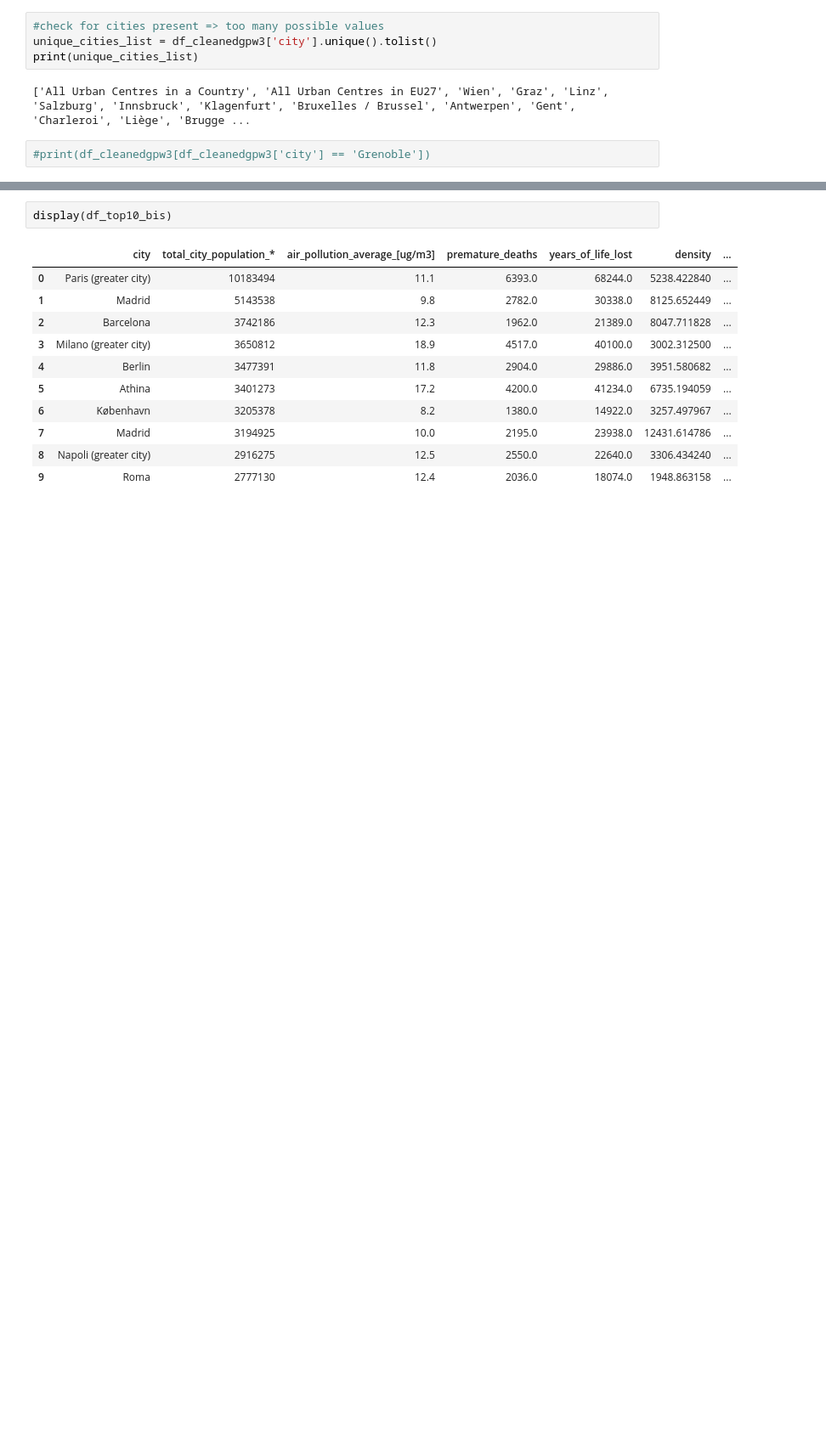
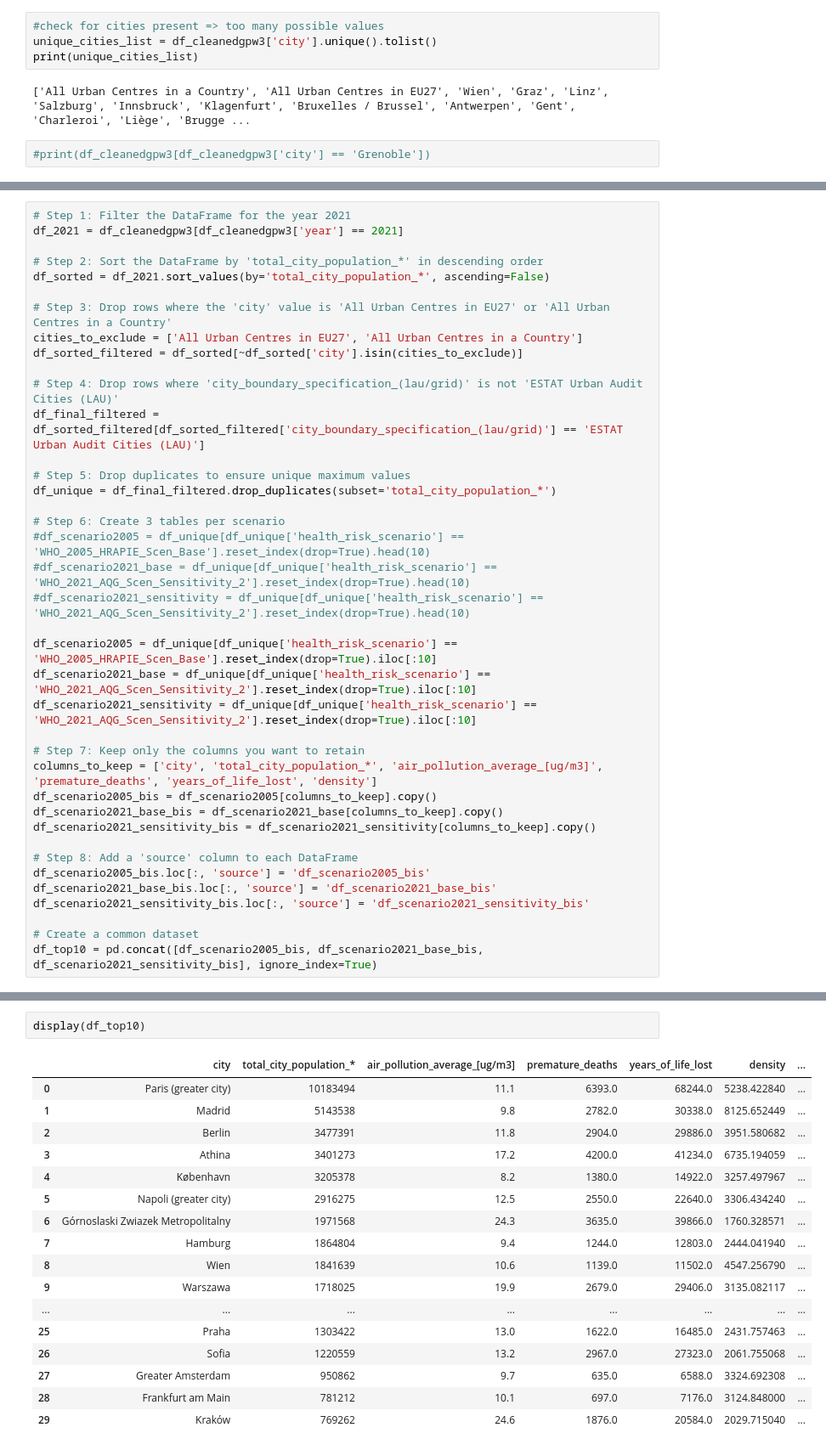
Before and after one commit to mauurits/ironhack_gpw3, a Jupyter notebook: notebooks/notebook_tania_gpw3.ipynb, the cells around one changed output, grey strips where cells are left out. Shown at 85% size. Drawn from its saved outputs; the diff is of its cells as text; blank space fills up the shorter version.

```diff
--- a/notebooks/notebook_tania_gpw3.ipynb
+++ b/notebooks/notebook_tania_gpw3.ipynb
@@ -189,2 +152,41 @@ df_scenario2021_sensitivity_bis = df_scenario2021_sensitivity[columns_to_keep]
+# %%
+# Step 1: Filter the DataFrame for the year 2021
+df_2021 = df_cleanedgpw3[df_cleanedgpw3['year'] == 2021]
+
+# Step 2: Sort the DataFrame by 'total_city_population_*' in descending order
+df_sorted = df_2021.sort_values(by='total_city_population_*', ascending=False)
+
+# Step 3: Drop rows where the 'city' value is 'All Urban Centres in EU27' or 'All Urban Centres in a Country'
+cities_to_exclude = ['All Urban Centres in EU27', 'All Urban Centres in a Country']
+df_sorted_filtered = df_sorted[~df_sorted['city'].isin(cities_to_exclude)]
+
+# Step 4: Drop rows where 'city_boundary_specification_(lau/grid)' is not 'ESTAT Urban Audit Cities (LAU)'
+df_final_filtered = df_sorted_filtered[df_sorted_filtered['city_boundary_specification_(lau/grid)'] == 'ESTAT Urban Audit Cities (LAU)']
+
+# Step 5: Drop duplicates to ensure unique maximum values
+df_unique = df_final_filtered.drop_duplicates(subset='total_city_population_*')
+
+# Step 6: Create 3 tables per scenario
+#df_scenario2005 = df_unique[df_unique['health_risk_scenario'] == 'WHO_2005_HRAPIE_Scen_Base'].reset_index(drop=True).head(10)
+#df_scenario2021_base = df_unique[df_unique['health_risk_scenario'] == 'WHO_2021_AQG_Scen_Sensitivity_2'].reset_index(drop=True).head(10)
+#df_scenario2021_sensitivity = df_unique[df_unique['health_risk_scenario'] == 'WHO_2021_AQG_Scen_Sensitivity_2'].reset_index(drop=True).head(10)
+
+df_scenario2005 = df_unique[df_unique['health_risk_scenario'] == 'WHO_2005_HRAPIE_Scen_Base'].reset_index(drop=True).iloc[:10]
+df_scenario2021_base = df_unique[df_unique['health_risk_scenario'] == 'WHO_2021_AQG_Scen_Sensitivity_2'].reset_index(drop=True).iloc[:10]
+df_scenario2021_sensitivity = df_unique[df_unique['health_risk_scenario'] == 'WHO_2021_AQG_Scen_Sensitivity_2'].reset_index(drop=True).iloc[:10]
+
+# Step 7: Keep only the columns you want to retain
+columns_to_keep = ['city', 'total_city_population_*', 'air_pollution_average_[ug/m3]', 'premature_deaths', 'years_of_life_lost', 'density']
+df_scenario2005_bis = df_scenario2005[columns_to_keep].copy()
+df_scenario2021_base_bis = df_scenario2021_base[columns_to_keep].copy()
+df_scenario2021_sensitivity_bis = df_scenario2021_sensitivity[columns_to_keep].copy()
+
+# Step 8: Add a 'source' column to each DataFrame
+df_scenario2005_bis.loc[:, 'source'] = 'df_scenario2005_bis'
+df_scenario2021_base_bis.loc[:, 'source'] = 'df_scenario2021_base_bis'
+df_scenario2021_sensitivity_bis.loc[:, 'source'] = 'df_scenario2021_sensitivity_bis'
+
+# Create a common dataset
+df_top10 = pd.concat([df_scenario2005_bis, df_scenario2021_base_bis, df_scenario2021_sensitivity_bis], ignore_index=True)
 # %%
 print("List of the 10 largest cities in Europe:")
@@ -243,14 +249,20 @@ for column in columns_to_plot:
 # %%
-display(df_top10_bis)
+display(df_top10)
 # %% [output]
 |  | city | total_city_population_* | air_pollution_average_[ug/m3] | premature_deaths | years_of_life_lost | density | ... |
 | 0 | Paris (greater city) | 10183494 | 11.1 | 6393.0 | 68244.0 | 5238.422840 | ... |
 | 1 | Madrid | 5143538 | 9.8 | 2782.0 | 30338.0 | 8125.652449 | ... |
-| 2 | Barcelona | 3742186 | 12.3 | 1962.0 | 21389.0 | 8047.711828 | ... |
-| 3 | Milano (greater city) | 3650812 | 18.9 | 4517.0 | 40100.0 | 3002.312500 | ... |
-| 4 | Berlin | 3477391 | 11.8 | 2904.0 | 29886.0 | 3951.580682 | ... |
-| 5 | Athina | 3401273 | 17.2 | 4200.0 | 41234.0 | 6735.194059 | ... |
-| 6 | København | 3205378 | 8.2 | 1380.0 | 14922.0 | 3257.497967 | ... |
-| 7 | Madrid | 3194925 | 10.0 | 2195.0 | 23938.0 | 12431.614786 | ... |
-| 8 | Napoli (greater city) | 2916275 | 12.5 | 2550.0 | 22640.0 | 3306.434240 | ... |
-| 9 | Roma | 2777130 | 12.4 | 2036.0 | 18074.0 | 1948.863158 | ... |
+| 2 | Berlin | 3477391 | 11.8 | 2904.0 | 29886.0 | 3951.580682 | ... |
+| 3 | Athina | 3401273 | 17.2 | 4200.0 | 41234.0 | 6735.194059 | ... |
+| 4 | København | 3205378 | 8.2 | 1380.0 | 14922.0 | 3257.497967 | ... |
+| 5 | Napoli (greater city) | 2916275 | 12.5 | 2550.0 | 22640.0 | 3306.434240 | ... |
+| 6 | Górnoslaski Zwiazek Metropolitalny | 1971568 | 24.3 | 3635.0 | 39866.0 | 1760.328571 | ... |
+| 7 | Hamburg | 1864804 | 9.4 | 1244.0 | 12803.0 | 2444.041940 | ... |
+| 8 | Wien | 1841639 | 10.6 | 1139.0 | 11502.0 | 4547.256790 | ... |
+| 9 | Warszawa | 1718025 | 19.9 | 2679.0 | 29406.0 | 3135.082117 | ... |
+| ... | ... | ... | ... | ... | ... | ... | ... |
+| 25 | Praha | 1303422 | 13.0 | 1622.0 | 16485.0 | 2431.757463 | ... |
+| 26 | Sofia | 1220559 | 13.2 | 2967.0 | 27323.0 | 2061.755068 | ... |
+| 27 | Greater Amsterdam | 950862 | 9.7 | 635.0 | 6588.0 | 3324.692308 | ... |
+| 28 | Frankfurt am Main | 781212 | 10.1 | 697.0 | 7176.0 | 3124.848000 | ... |
+| 29 | Kraków | 769262 | 24.6 | 1876.0 | 20584.0 | 2029.715040 | ... |
```
Also changed, not shown: parts of 4 cells of this notebook.
